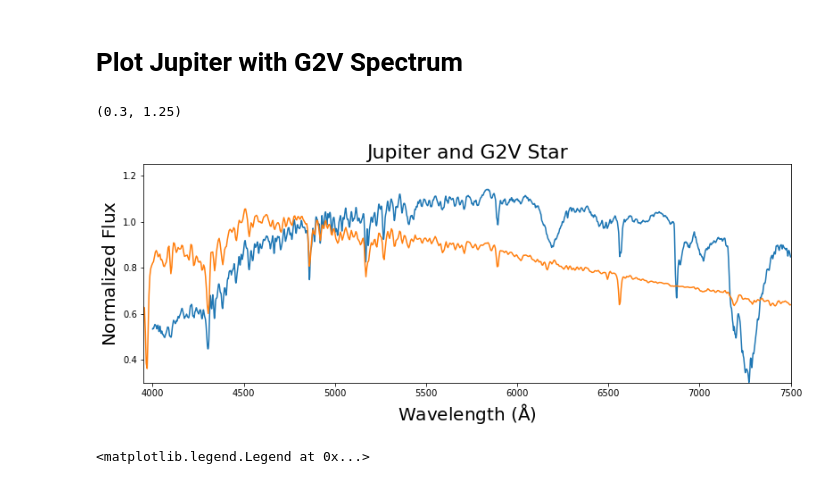
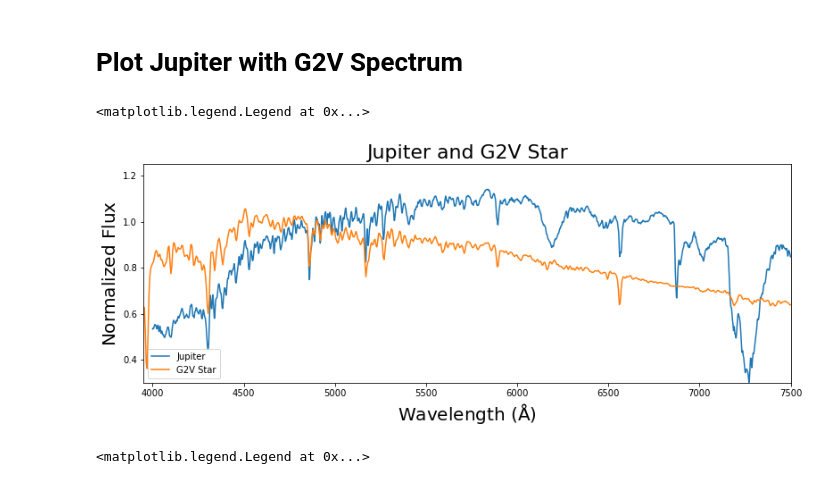
Before and after one commit to rfinn/ASTR380, a Jupyter notebook: spectroscopy/jupiterWithSun.ipynb, the cells around one changed output. Saved outputs shown, nothing was run; the diff lists cells and outputs as text; code cells hidden in the pictures.

```diff
--- a/spectroscopy/jupiterWithSun.ipynb
+++ b/spectroscopy/jupiterWithSun.ipynb
@@ -72,16 +72,17 @@ figy=4.5
 # %%
 plt.figure(figsize=(figx,figy))
 plt.plot(jup.wavelength,jup.flux,label='Jupiter')
 plt.plot(pspec.wavelength,pspec.flux*2.5e8,label='G2V Star')
 plt.xlabel(r'$\rm Wavelength \ (\AA)$',fontsize=20)
 plt.ylabel(r'$\rm Normalized \ Flux$',fontsize=20)
 plt.title('Jupiter and G2V Star',fontsize=22)
 plt.xlim(xmin,xmax)
 plt.ylim(.3,1.25)
 #plt.gca().set_yscale('log')
+plt.legend(loc='lower left')
 # %% [output]
-(0.3, 1.25)
+<matplotlib.legend.Legend at 0x...>
-[figure, old version]
+[figure, new version]
 # %%
 plt.figure(figsize=(figx,figy))
 plt.plot(jup.wavelength,jup.flux,label='Jupiter')
```
